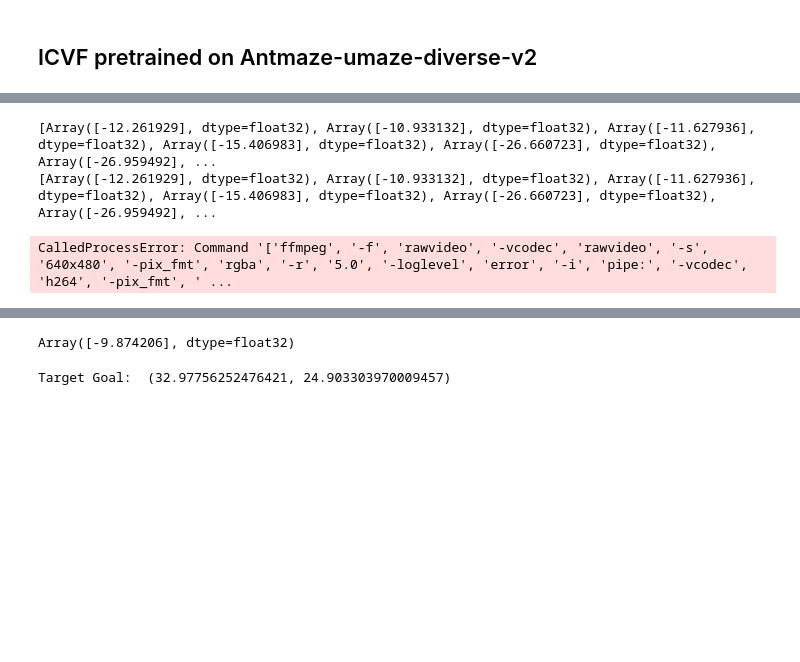
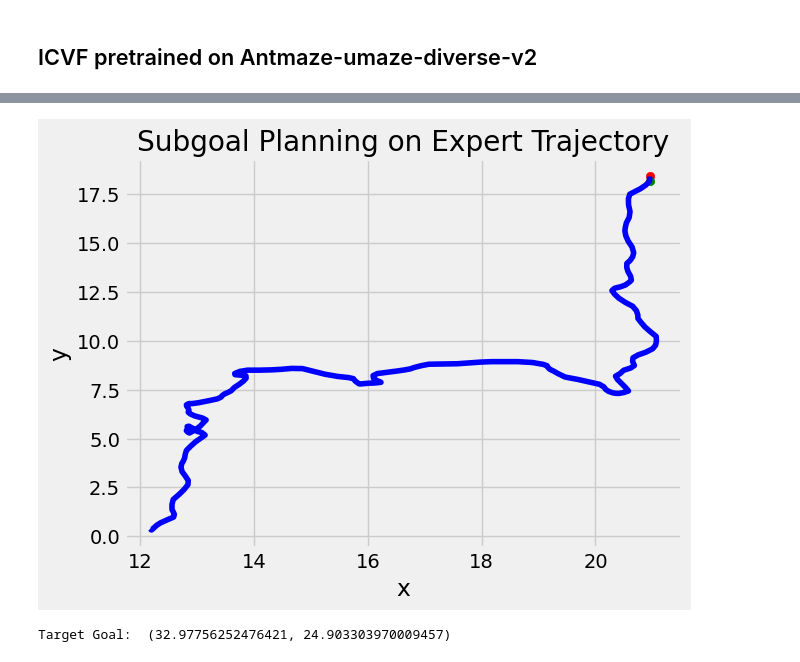
Before and after one commit to skylooop/AILOT, a Jupyter notebook: notebooks/D4RL_viz.ipynb, the cells around one changed output, grey strips where cells are left out. Cells and saved outputs as stored; diff of their text form; code cells hidden in the pictures; blank space fills up the shorter version.

```diff
--- a/notebooks/D4RL_viz.ipynb
+++ b/notebooks/D4RL_viz.ipynb
@@ -321,23 +382,30 @@ ax.set_ylabel('y')
 ax.plot(state_list[:, 0], state_list[:, 1], color='b')
 scat = ax.scatter(state_list[0, 0], state_list[0, 1], color='r')
 abc = None
+
 def animate(i):
     global abc
     scat.set_offsets(state_list[i, :2])
-
     values  = []
-    for j, state in enumerate(state_list):
-        values.append(-1 * get_v_zz(icvf_model, state_list[i][None], state[None]))
+    for j, state in enumerate(state_list[i+1:]):
+        res = get_v_zz(icvf_model, state_list[i][None], state[None])
+        values.append(res)
     avds = []
-    for j, state in enumerate(state_list):
+    for j, state in enumerate(state_list[i+1:]):
         state_indxs.append(j)
-        avds.append(-1 * get_v_zz(icvf_model, state[None], SUBGOALS[-1][None]) + get_v_zz(icvf_model, state_list[i][None], SUBGOALS[-1][None]))
-
-    heuristic  = [a * adv + b * val for adv, val in zip(avds, values)]
-    max_idx = np.argmax(heuristic)
-    if abc is not None:
-        abc.set_visible(False)
-    abc = ax.scatter(state_list[max_idx, 0], state_list[max_idx, 1], color='g')
+        value = get_v_zz(icvf_model, state[None], SUBGOALS[-1, :][None])
+        # print(value)
+        # print(get_v_zz(icvf_model, state_list[i][None], SUBGOALS[-1,:][None]))
+        avds.append(value + (-1) * get_v_zz(icvf_model, state_list[i][None], SUBGOALS[-1,:][None]))
+    #heuristic  = [a * adv + b * val for adv, val in zip(avds, values)]
+    #print(heuristic)
+    #print(avds)
+    #print('done')
+    if len(state_list[i+1:]) !=0:
+        max_idx = np.argmin(avds)
+        if abc is not None:
+            abc.set_visible(False)
+        abc = ax.scatter(state_list[max_idx + i, 0], state_list[max_idx + i, 1], color='g')
     return scat,
 
 anim = animation.FuncAnimation(fig, animate, frames=len(state_list), interval=200, blit=True)
@@ -345,6 +413,3 @@ anim = animation.FuncAnimation(fig, animate, frames=len(state_list), interval=20
 
 HTML(anim.to_html5_video())
 # %% [output]
-[Array([-12.261929], dtype=float32), Array([-10.933132], dtype=float32), Array([-11.627936], dtype=float32), Array([-15.406983], dtype=float32), Array([-26.660723], dtype=float32), Array([-26.959492], ...
-[Array([-12.261929], dtype=float32), Array([-10.933132], dtype=float32), Array([-11.627936], dtype=float32), Array([-15.406983], dtype=float32), Array([-26.660723], dtype=float32), Array([-26.959492], ...
-CalledProcessError: Command '['ffmpeg', '-f', 'rawvideo', '-vcodec', 'rawvideo', '-s', '640x480', '-pix_fmt', 'rgba', '-r', '5.0', '-loglevel', 'error', '-i', 'pipe:', '-vcodec', 'h264', '-pix_fmt', ' ...
@@ -351,7 +417,4 @@ CalledProcessError: Command '['ffmpeg', '-f', 'rawvideo', '-vcodec', 'rawvideo',
+[figure, added]
-# %%
-get_v_zz(icvf_model, state_list[175][None], SUBGOALS[-1][None])
-# %% [output]
-Array([-9.874206], dtype=float32)
 # %%
 @eqx.filter_jit
 def get_traj_v_icvf(agent, observations):
```
Also changed, not shown: parts of 16 cells of this notebook, 1 other file.
